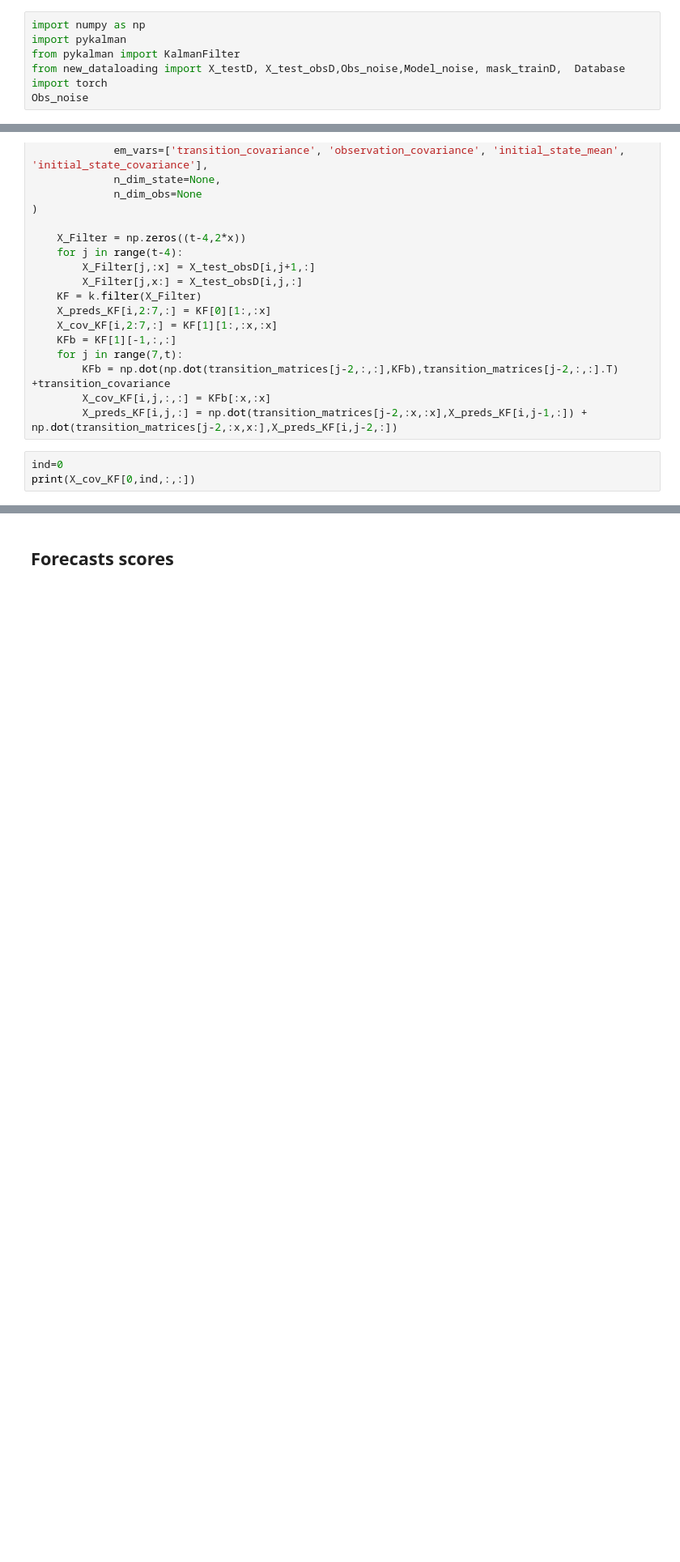
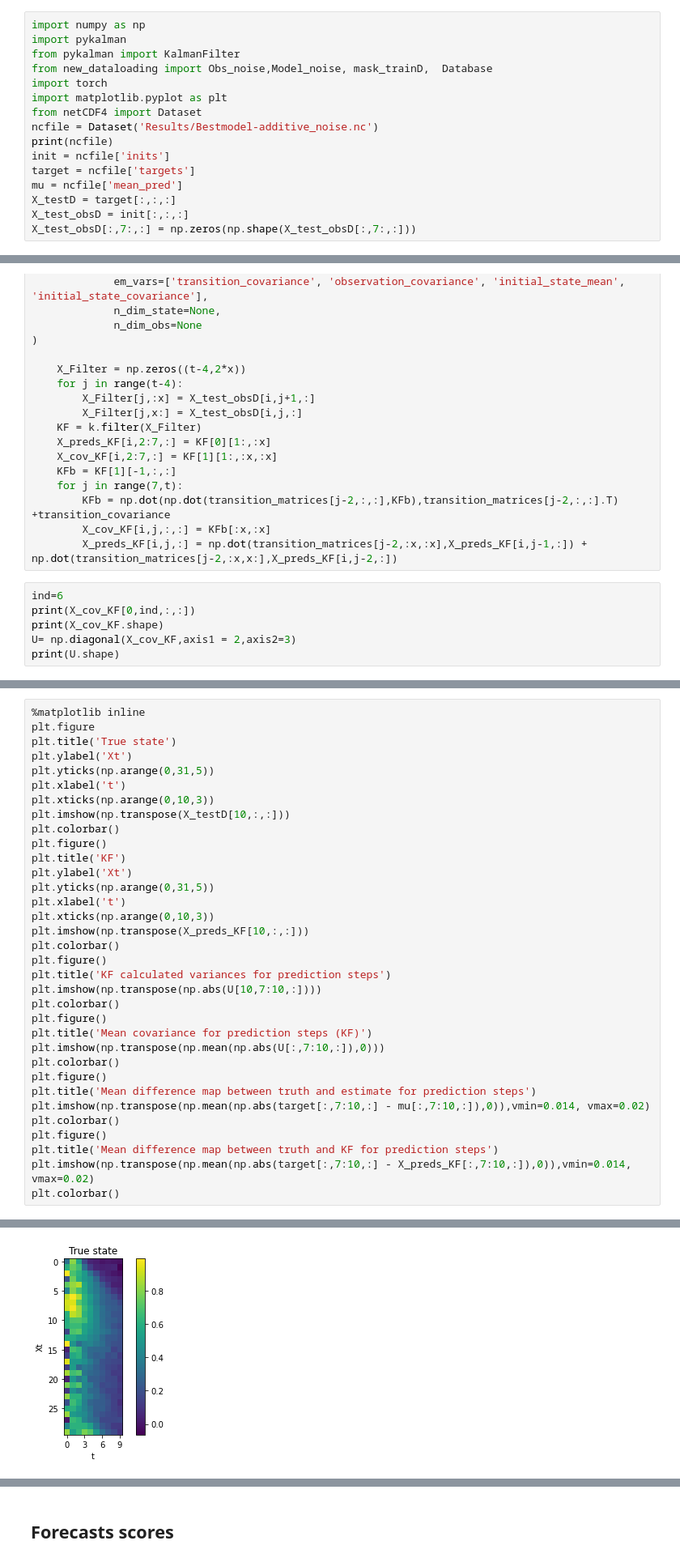
Before and after one commit to Nicolasecl16/These, a Jupyter notebook: 4Dvarnetstochastic/Autoregressive_model/KalmanFilter.ipynb, the cells around one changed output, grey strips where cells are left out. Shown at 81% size. Saved outputs shown, nothing was run; the diff lists cells and outputs as text; blank space fills up the shorter version.

```diff
--- a/4Dvarnetstochastic/Autoregressive_model/KalmanFilter.ipynb
+++ b/4Dvarnetstochastic/Autoregressive_model/KalmanFilter.ipynb
@@ -8,7 +8,16 @@ Requirement already satisfied: pykalman in /anaconda/lib/python3.8/site-packages
 import numpy as np
 import pykalman
 from pykalman import KalmanFilter
-from new_dataloading import X_testD, X_test_obsD,Obs_noise,Model_noise, mask_trainD,  Database
+from new_dataloading import Obs_noise,Model_noise, mask_trainD,  Database
 import torch
-Obs_noise
+import matplotlib.pyplot as plt
+from netCDF4 import Dataset
+ncfile = Dataset('Results/Bestmodel-additive_noise.nc')
+print(ncfile)
+init = ncfile['inits']
+target = ncfile['targets']
+mu = ncfile['mean_pred']
+X_testD = target[:,:,:]
+X_test_obsD = init[:,:,:]
+X_test_obsD[:,7:,:] = np.zeros(np.shape(X_test_obsD[:,7:,:]))
 # %% [output]
@@ -181,6 +184,9 @@ for i in range(X_test_obsD.shape[0]):
         X_cov_KF[i,j,:,:] = KFb[:x,:x]
         X_preds_KF[i,j,:] = np.dot(transition_matrices[j-2,:x,:x],X_preds_KF[i,j-1,:]) + np.dot(transition_matrices[j-2,:x,x:],X_preds_KF[i,j-2,:])
 # %%
-ind=0
+ind=6
 print(X_cov_KF[0,ind,:,:])
+print(X_cov_KF.shape)
+U= np.diagonal(X_cov_KF,axis1 = 2,axis2=3)
+print(U.shape)
 # %% [output]
@@ -203,0 +212,35 @@ print(X_cov_KF[0,ind,:,:])
+# %%
+%matplotlib inline
+plt.figure
+plt.title('True state')
+plt.ylabel('Xt')
+plt.yticks(np.arange(0,31,5))
+plt.xlabel('t')
+plt.xticks(np.arange(0,10,3))
+plt.imshow(np.transpose(X_testD[10,:,:]))
+plt.colorbar()
+plt.figure()
+plt.title('KF')
+plt.ylabel('Xt')
+plt.yticks(np.arange(0,31,5))
+plt.xlabel('t')
+plt.xticks(np.arange(0,10,3))
+plt.imshow(np.transpose(X_preds_KF[10,:,:]))
+plt.colorbar()
+plt.figure()
+plt.title('KF calculated variances for prediction steps')
+plt.imshow(np.transpose(np.abs(U[10,7:10,:])))
+plt.colorbar()
+plt.figure()
+plt.title('Mean covariance for prediction steps (KF)')
+plt.imshow(np.transpose(np.mean(np.abs(U[:,7:10,:]),0)))
+plt.colorbar()
+plt.figure()
+plt.title('Mean difference map between truth and estimate for prediction steps')
+plt.imshow(np.transpose(np.mean(np.abs(target[:,7:10,:] - mu[:,7:10,:]),0)),vmin=0.014, vmax=0.02)
+plt.colorbar()
+plt.figure()
+plt.title('Mean difference map between truth and KF for prediction steps')
+plt.imshow(np.transpose(np.mean(np.abs(target[:,7:10,:] - X_preds_KF[:,7:10,:]),0)),vmin=0.014, vmax=0.02)
+plt.colorbar()
+# %% [output]
@@ -203,0 +248 @@ print(X_cov_KF[0,ind,:,:])
+[figure, added]
```
Also changed, not shown: parts of 21 cells of this notebook, 4 other files.
